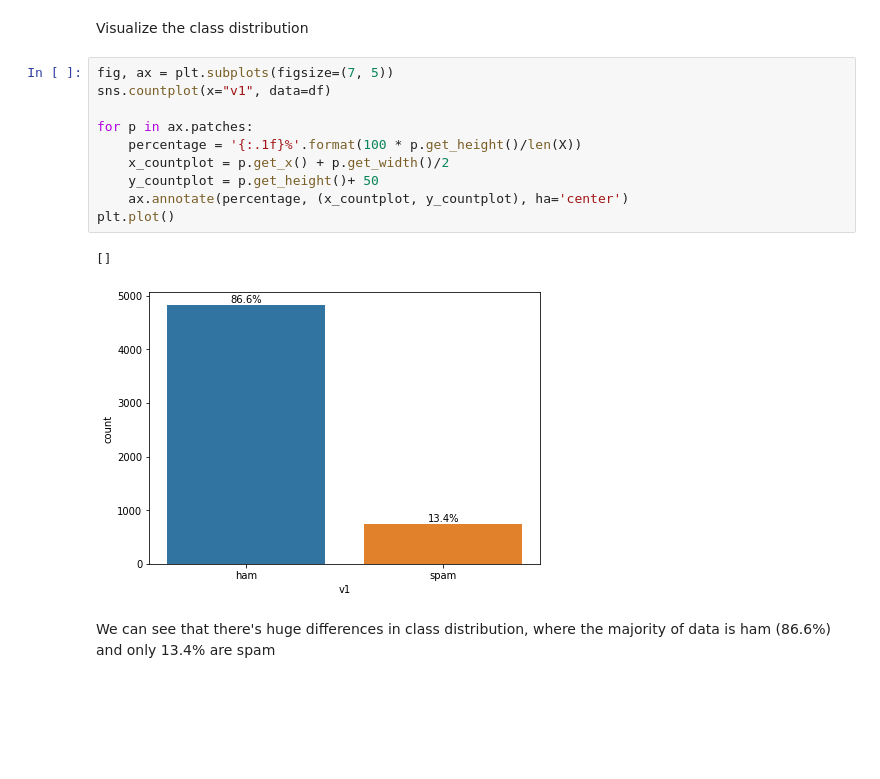
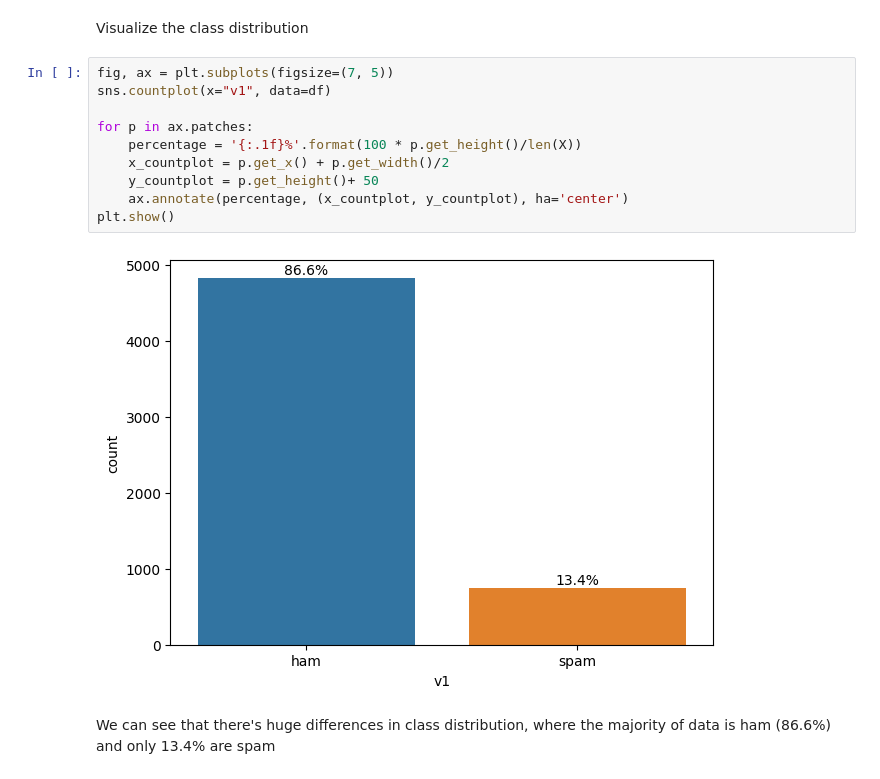
Before and after one commit to trizkynoviandy/sms-spam-classifier, a Jupyter notebook: spam_classification.ipynb, the cells around one changed output. Drawn from its saved outputs; the diff is of its cells as text; blank space fills up the shorter version.

```diff
--- a/spam_classification.ipynb
+++ b/spam_classification.ipynb
@@ -44,16 +44,15 @@ Visualize the class distribution
 # %%
 fig, ax = plt.subplots(figsize=(7, 5))
 sns.countplot(x="v1", data=df)
 
 for p in ax.patches:
     percentage = '{:.1f}%'.format(100 * p.get_height()/len(X))
     x_countplot = p.get_x() + p.get_width()/2
     y_countplot = p.get_height()+ 50
     ax.annotate(percentage, (x_countplot, y_countplot), ha='center')
-plt.plot()
+plt.show()
 # %% [output]
-[]
-[figure, old version]
+[figure, new version]
 # %% [markdown]
 We can see that there's huge differences in class distribution, where the majority of data is ham (86.6%) and only 13.4% are spam
 # %% [markdown]
```
Also changed, not shown: parts of 16 cells of this notebook.
